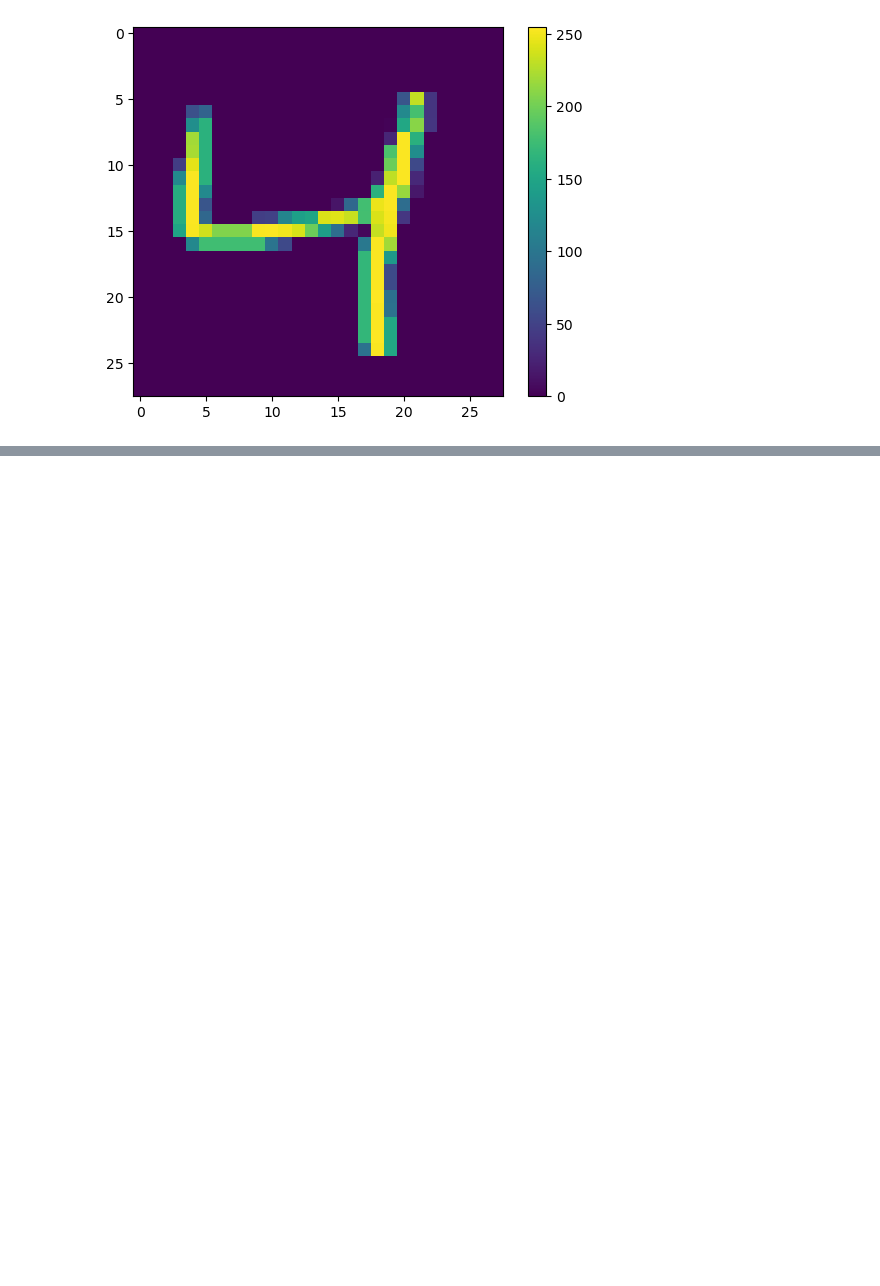
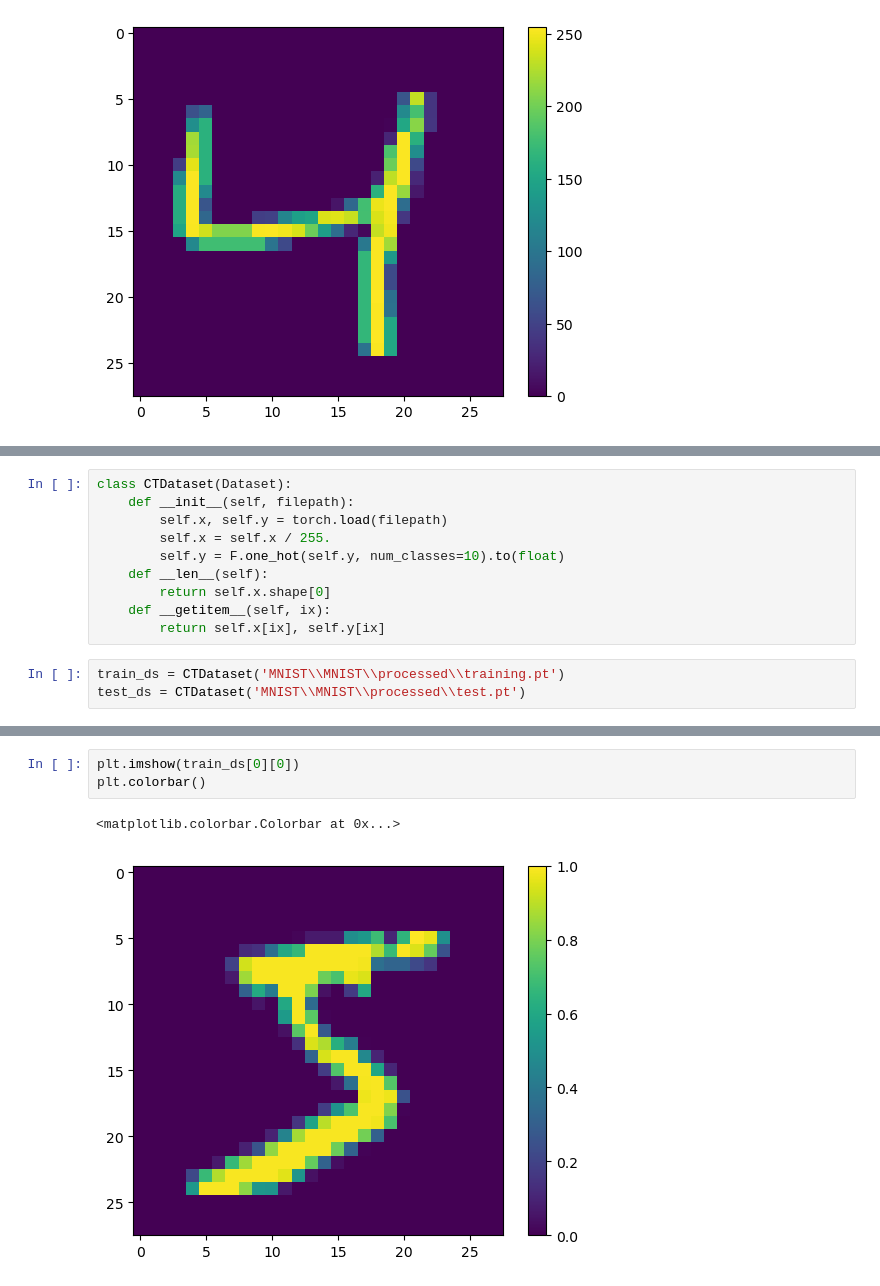
Before and after one commit to Nost4lgi4/Pytorch, a Jupyter notebook: MNIST digit recognizer.ipynb, the cells around one changed output, grey strips where cells are left out. Cells and saved outputs as stored; diff of their text form; blank space fills up the shorter version.

```diff
--- a/MNIST digit recognizer.ipynb
+++ b/MNIST digit recognizer.ipynb
@@ -19,0 +31,13 @@ Number is 4
+# %%
+class CTDataset(Dataset):
+    def __init__(self, filepath):
+        self.x, self.y = torch.load(filepath)
+        self.x = self.x / 255.
+        self.y = F.one_hot(self.y, num_classes=10).to(float)
+    def __len__(self):
+        return self.x.shape[0]
+    def __getitem__(self, ix):
+        return self.x[ix], self.y[ix]
+# %%
+train_ds = CTDataset('MNIST\\MNIST\\processed\\training.pt')
+test_ds = CTDataset('MNIST\\MNIST\\processed\\test.pt')
@@ -19,0 +162,6 @@ Number is 4
+# %%
+plt.imshow(train_ds[0][0])
+plt.colorbar()
+# %% [output]
+<matplotlib.colorbar.Colorbar at 0x...>
+[figure, added]
```
Also changed, not shown: parts of 18 cells of this notebook.
